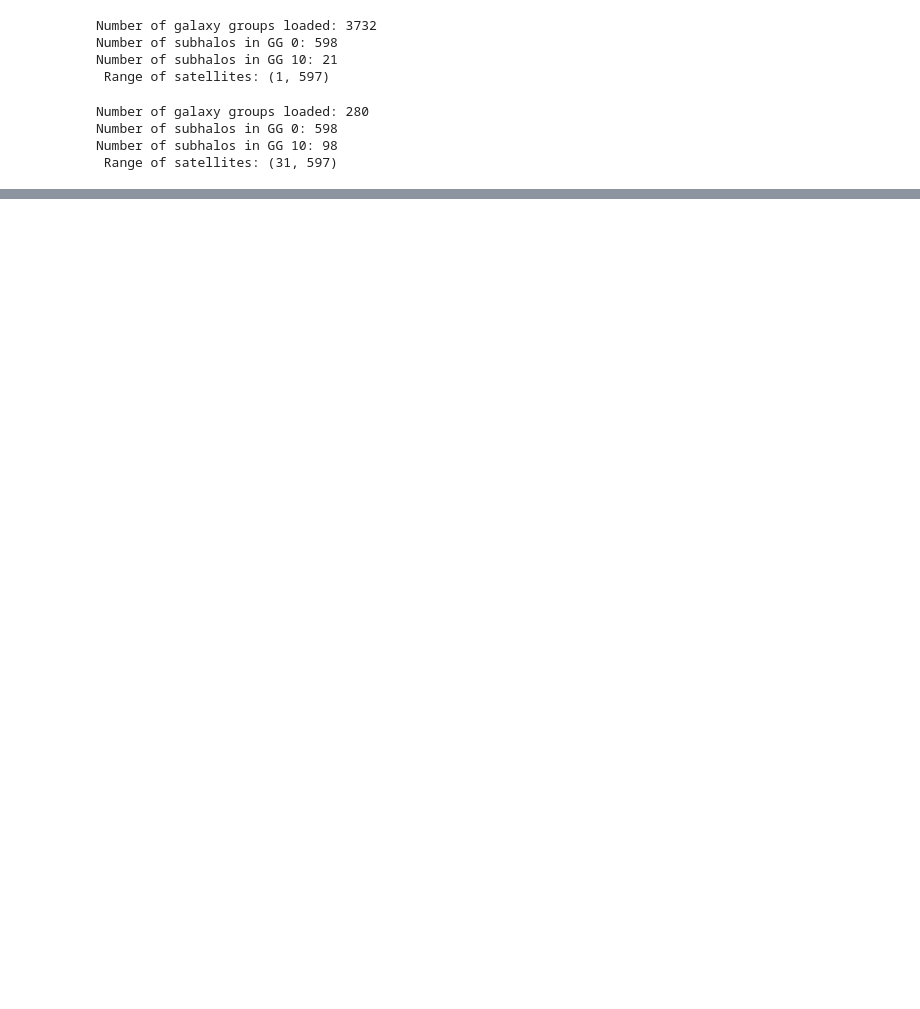
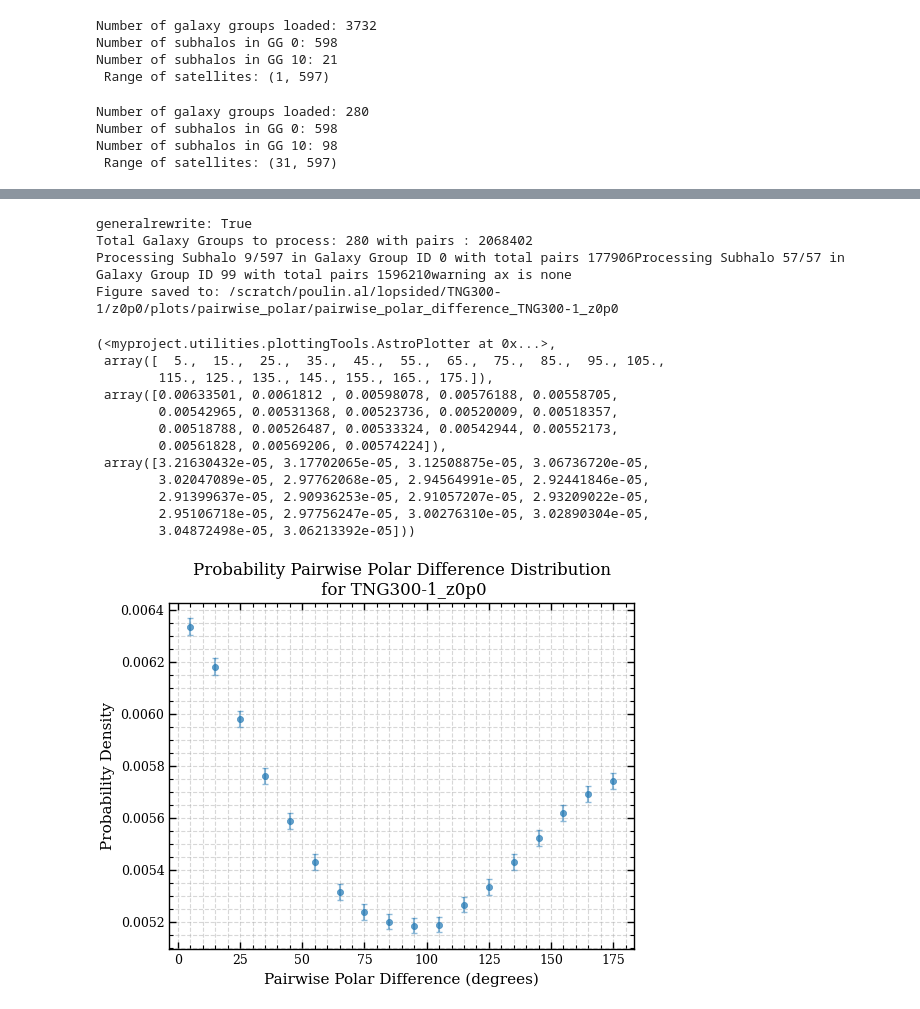
Before and after one commit to poulinal/sat-lopsidedness, a Jupyter notebook: src/myproject/redshiftGalaxyGroup copy 3.ipynb, the cells around one changed output, grey strips where cells are left out. Saved outputs shown, nothing was run; the diff lists cells and outputs as text; code cells hidden in the pictures; blank space fills up the shorter version.

```diff
--- a/src/myproject/redshiftGalaxyGroup copy 3.ipynb
+++ b/src/myproject/redshiftGalaxyGroup copy 3.ipynb
@@ -462,3 +549,24 @@ Number of subhalos in GG 10: 98
+# %%
+galaxyAnalysisOriginal.setGeneralRewrite(True)
+galaxyAnalysisOriginal.pairwisePolarDifferencePlot(galaxyAnalysisOriginal.filtered_gt14_list_of_galaxy_groups)
+# %% [output]
+generalrewrite: True
+Total Galaxy Groups to process: 280 with pairs : 2068402
+Processing Subhalo 9/597 in Galaxy Group ID 0 with total pairs 177906Processing Subhalo 57/57 in Galaxy Group ID 99 with total pairs 1596210warning ax is none
+Figure saved to: /scratch/poulin.al/lopsided/TNG300-1/z0p0/plots/pairwise_polar/pairwise_polar_difference_TNG300-1_z0p0
+(<myproject.utilities.plottingTools.AstroPlotter at 0x...>,
+ array([  5.,  15.,  25.,  35.,  45.,  55.,  65.,  75.,  85.,  95., 105.,
+        115., 125., 135., 145., 155., 165., 175.]),
+ array([0.00633501, 0.0061812 , 0.00598078, 0.00576188, 0.00558705,
+        0.00542965, 0.00531368, 0.00523736, 0.00520009, 0.00518357,
+        0.00518788, 0.00526487, 0.00533324, 0.00542944, 0.00552173,
+        0.00561828, 0.00569206, 0.00574224]),
+ array([3.21630432e-05, 3.17702065e-05, 3.12508875e-05, 3.06736720e-05,
+        3.02047089e-05, 2.97762068e-05, 2.94564991e-05, 2.92441846e-05,
+        2.91399637e-05, 2.90936253e-05, 2.91057207e-05, 2.93209022e-05,
+        2.95106718e-05, 2.97756247e-05, 3.00276310e-05, 3.02890304e-05,
+        3.04872498e-05, 3.06213392e-05]))
+[figure, added]
 # %%
 galaxyAnalysisOriginal.setGeneralRewrite(True)
 galaxyAnalysisOriginal.pairwisePolarDifferencePlot(galaxyAnalysisOriginal.loaded_list_of_galaxy_groupsRaw)
```
Also changed, not shown: parts of 18 cells of this notebook, 5 other files.
